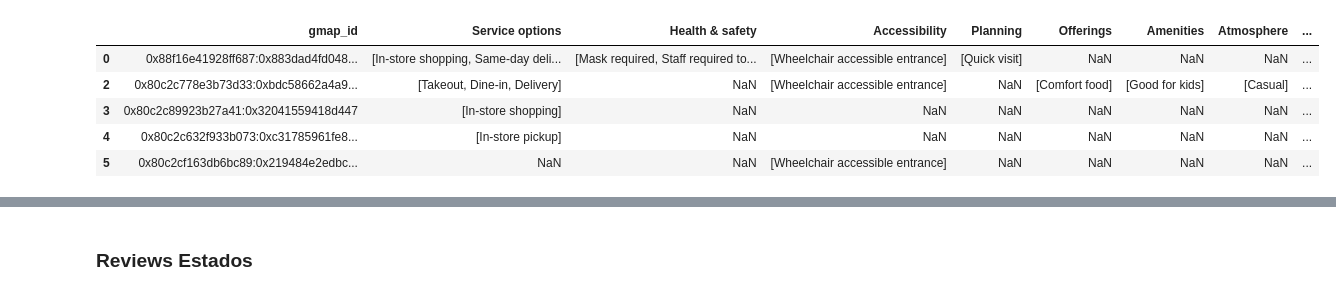
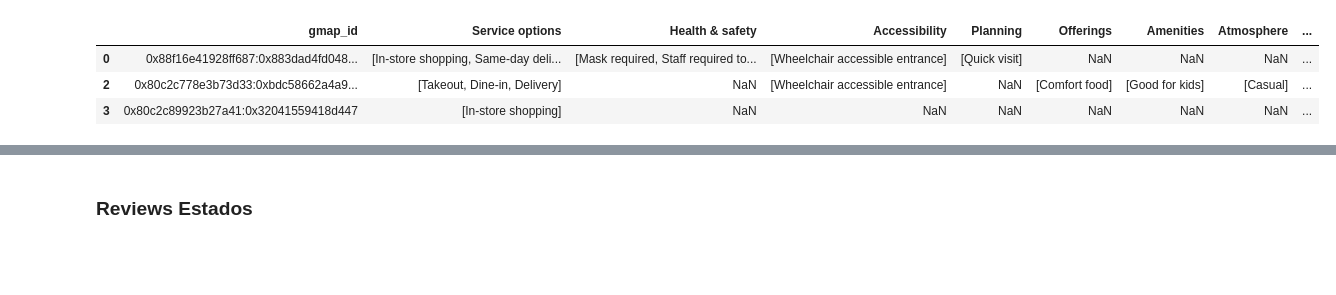
Before and after one commit to Joaqrz/Proyecto_Final_Yelp, a Jupyter notebook: ETL-sitios_GMaps.ipynb, the cells around one changed output, grey strips where cells are left out. Drawn from its saved outputs; the diff is of its cells as text; code cells hidden in the pictures; blank space fills up the shorter version.

```diff
--- a/ETL-sitios_GMaps.ipynb
+++ b/ETL-sitios_GMaps.ipynb
@@ -62,3 +55,6 @@ state                746455
 relative_results     295058
 url                       0
 dtype: int64
+# %%
+df_sitios= df_sitios.dropna(subset=['address']) # Elimina filas con address nulas
+df_sitios= df_sitios.dropna(subset=['category']) # Elimina filas con category nulas
@@ -98,10 +89,8 @@ df_expandido.drop('MISC', axis=1, inplace=True)
 # %%
 df_misc= df_expandido
-df_misc.head(5)
+df_misc.head(3)
 # %% [output]
 |  | gmap_id | Service options | Health & safety | Accessibility | Planning | Offerings | Amenities | Atmosphere | ... |
 | 0 | 0x88f16e41928ff687:0x883dad4fd048... | [In-store shopping, Same-day deli... | [Mask required, Staff required to... | [Wheelchair accessible entrance] | [Quick visit] | NaN | NaN | NaN | ... |
 | 2 | 0x80c2c778e3b73d33:0xbdc58662a4a9... | [Takeout, Dine-in, Delivery] | NaN | [Wheelchair accessible entrance] | NaN | [Comfort food] | [Good for kids] | [Casual] | ... |
 | 3 | 0x80c2c89923b27a41:0x32041559418d447 | [In-store shopping] | NaN | NaN | NaN | NaN | NaN | NaN | ... |
-| 4 | 0x80c2c632f933b073:0xc31785961fe8... | [In-store pickup] | NaN | NaN | NaN | NaN | NaN | NaN | ... |
-| 5 | 0x80c2cf163db6bc89:0x219484e2edbc... | NaN | NaN | [Wheelchair accessible entrance] | NaN | NaN | NaN | NaN | ... |
```
Also changed, not shown: parts of 44 cells of this notebook.
